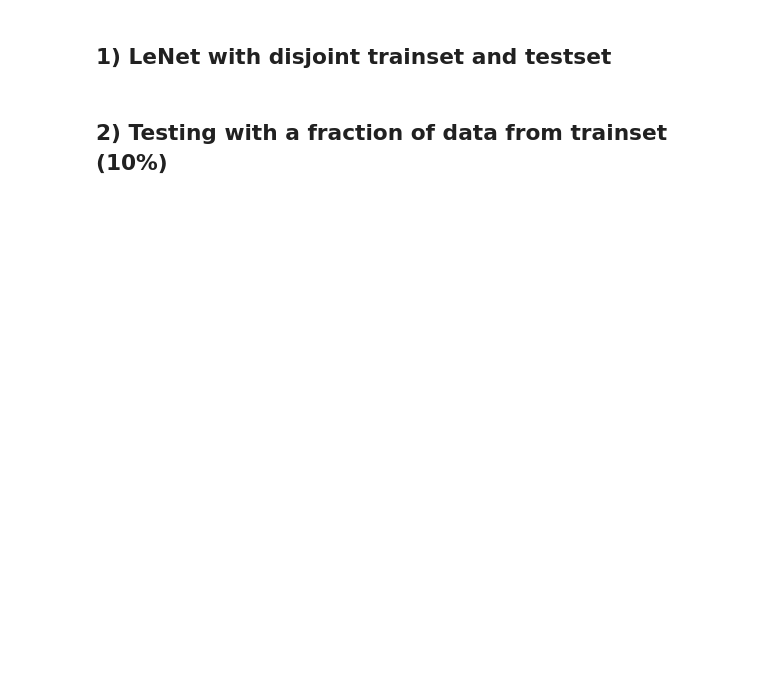
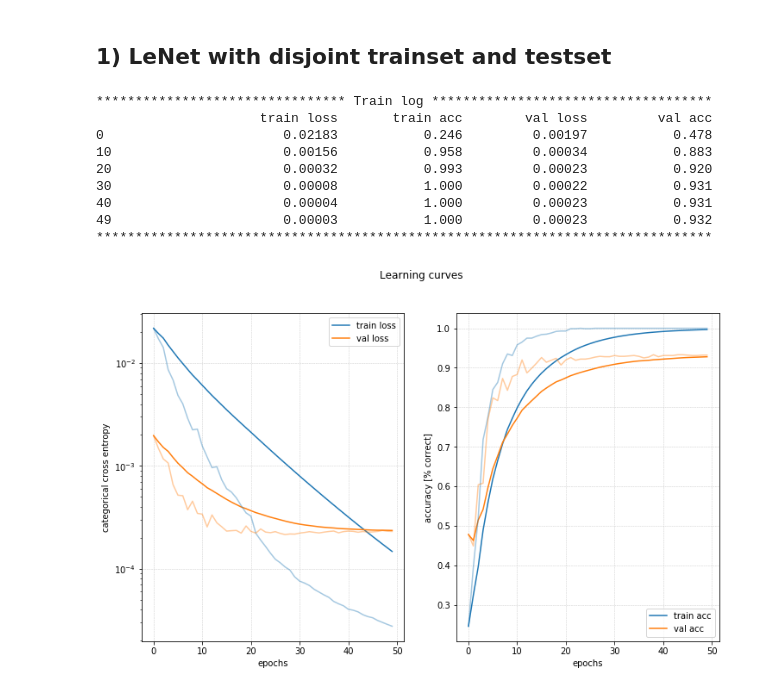
Before and after one commit to palexlee/DeepWololo, a Jupyter notebook: yves_notebook.ipynb, the cells around one changed output. Saved outputs shown, nothing was run; the diff lists cells and outputs as text; code cells hidden in the pictures; blank space fills up the shorter version.

```diff
--- a/yves_notebook.ipynb
+++ b/yves_notebook.ipynb
@@ -76,13 +46,25 @@ crossEntropyClassesWeigths = Tensor(counts/len(target_classes))
+# %%
+crossEntropyClassesWeigths = computeClassesWeights(train_target)
 # %%
+model = LeNet()
+
 crit_fun = lambda input_, target : (input_, target)
 y_hat_fun = lambda y: y.argmax(1)
 
-LeNet = LeNet_gen()
 loss_fun = nn.CrossEntropyLoss(weight=crossEntropyClassesWeigths)
-learning_rate = 0.05
+learning_rate = 0.1
 
-mt = ModelTrainer(LeNet, loss_fun, optim.SGD(LeNet.parameters(), lr=learning_rate), y_hat_fun, crit_fun)
-hist = mt.fit(train_dataset, test_dataset, epochs=100, batch_size=100, verbose=10)
+mt = ModelTrainer(model, loss_fun, optim.SGD(model.parameters(), lr=learning_rate), y_hat_fun, crit_fun)
+hist = mt.fit(train_dataset, test_dataset, epochs=50, batch_size=100, verbose=10)
 mt.plot_training("Learning curves")
+# %% [output]
+******************************** Train log ************************************
+                     train loss       train acc        val loss         val acc
+0                       0.02183           0.246         0.00197           0.478
+10                      0.00156           0.958         0.00034           0.883
+20                      0.00032           0.993         0.00023           0.920
+30                      0.00008           1.000         0.00022           0.931
+40                      0.00004           1.000         0.00023           0.931
+49                      0.00003           1.000         0.00023           0.932
+*******************************************************************************
+[figure, added]
-# %% [markdown]
-## 2) Testing with a fraction of data from trainset (10%)
```
Also changed, not shown: parts of 31 cells of this notebook, 2 other files.
